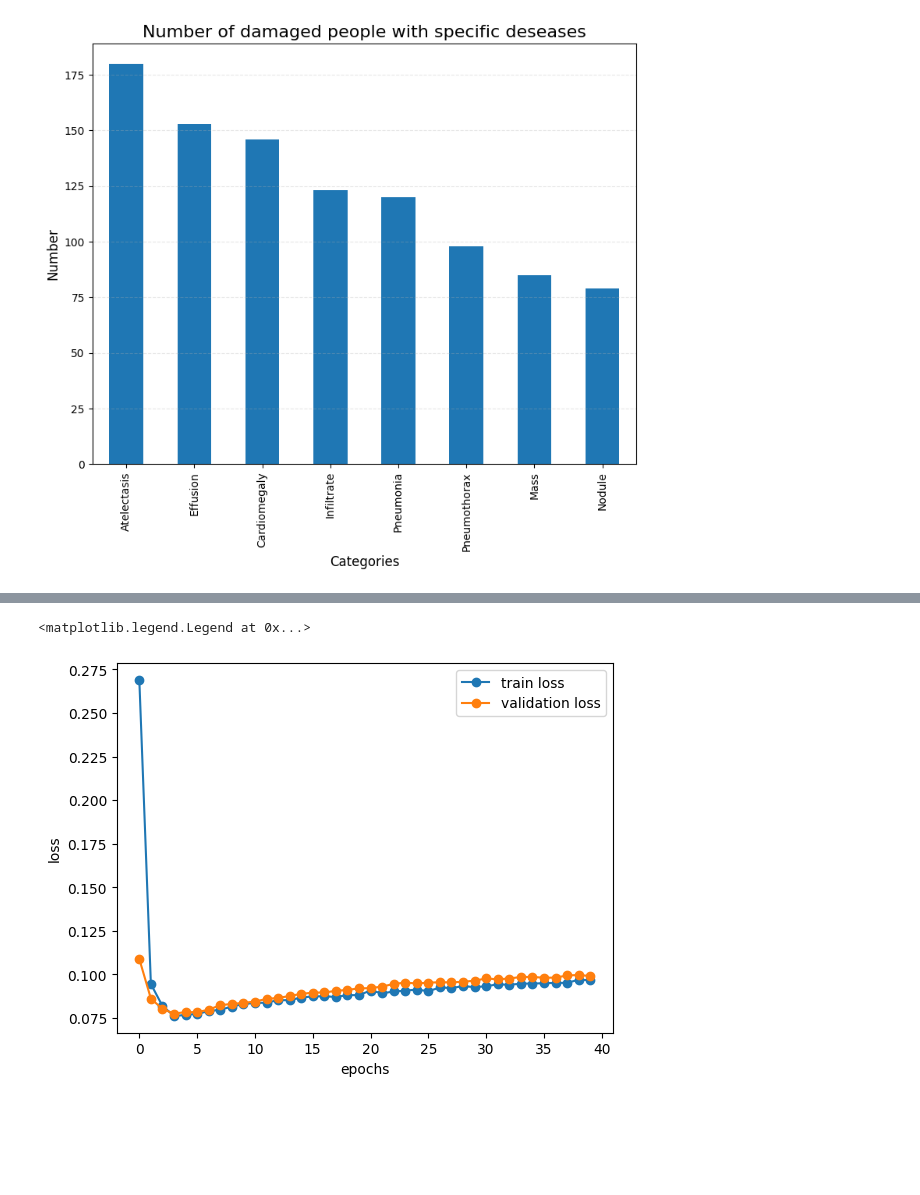
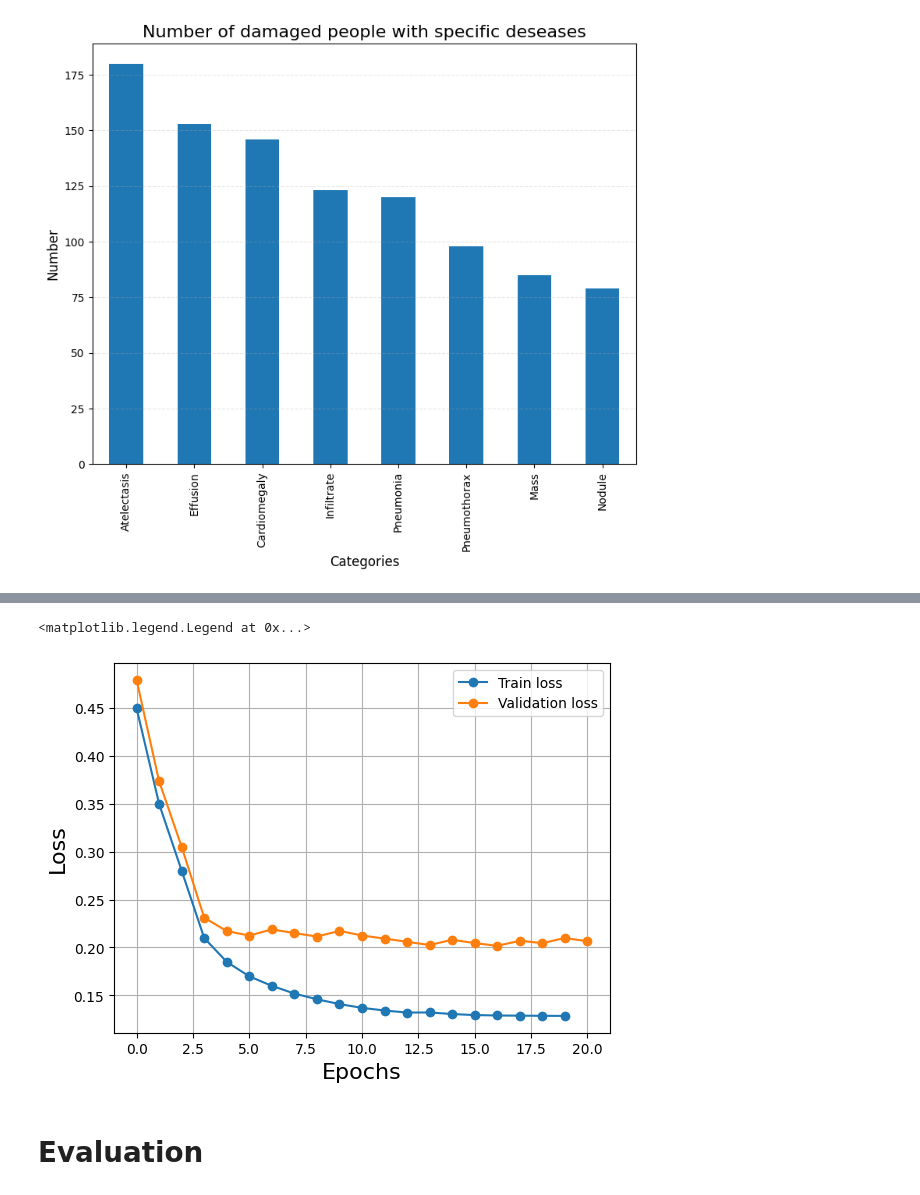
Before and after one commit to andreqwert/chestxray_deseases_detection, a Jupyter notebook: chrestxray_deseases_detection.ipynb, the cells around one changed output, grey strips where cells are left out. Drawn from its saved outputs; the diff is of its cells as text; code cells hidden in the pictures; blank space fills up the shorter version.

```diff
--- a/chrestxray_deseases_detection.ipynb
+++ b/chrestxray_deseases_detection.ipynb
@@ -332,6 +215,6 @@ transform = torchvision.transforms.Compose([
                                      std=[0.229, 0.224, 0.225])
 ])
 # %%
-train_dataset = ChestXRayDataset(df_train, image_dir='/kaggle/working/images', transforms=transform)
-test_dataset = ChestXRayDataset(df_test, image_dir='/kaggle/working/images', transforms=transform)
+train_dataset = ChestXRayDataset(df_train, image_dir='/kaggle/working/true', transforms=transform)
+test_dataset = ChestXRayDataset(df_test, image_dir='/kaggle/working/true', transforms=transform)
 # %% [output]
@@ -355,19 +223,7 @@ Found 171 valid images out of 194
 # %%
 def collate_fn(batch):
     batch = list(filter(lambda x: x[0] is not None, batch))
-
     if len(batch) == 0:
         return [], []
-
     images, targets = zip(*batch)
-
-    filtered_data = []
-    for img, tgt in zip(images, targets):
-        if tgt['image_id'].item() != -1:
-            filtered_data.append((img, tgt))
-
-    if len(filtered_data) == 0:
-        return [], []
-
-    images, targets = zip(*filtered_data)
     return images, targets
@@ -431,5 +230,7 @@ def train_one_epoch(model, optimizer, data_loader, device, epoch):
 # %%
-BATCH_SIZE = 4
+BATCH_SIZE = 8
+
+
 train_loader = torch.utils.data.DataLoader(
     train_dataset,
     batch_size=BATCH_SIZE,
@@ -438,7 +239,7 @@ train_loader = torch.utils.data.DataLoader(
     collate_fn=collate_fn,
 )
 
-valid_loader = torch.utils.data.DataLoader(
+validation_loader = torch.utils.data.DataLoader(
     test_dataset,
     batch_size=BATCH_SIZE,
     shuffle=False,
@@ -447,9 +248,9 @@ valid_loader = torch.utils.data.DataLoader(
 )
 # %%
 params = [p for p in model.parameters() if p.requires_grad]
-optimizer = torch.optim.SGD(params, lr=0.00001, momentum=0.9, weight_decay=0.0001)
+optimizer = torch.optim.SGD(params, lr=1e-6)
 
-num_epochs = 40
+num_epochs = 20
 
 train_loss_list = []
 validation_loss_list = []
@@ -501,16 +320,18 @@ for epoch in range(num_epochs):
 # %%
-torch.save(model, "./model.pth")
+torch.save(model, "./model_fasterrcnn.pth")
 
-# plot losses
 train_loss = [x.cpu().detach().numpy() for x in train_loss_list]
 validation_loss = [x.cpu().detach().numpy() for x in validation_loss_list]
 
-plt.plot(train_loss, "-o", label="train loss")
-plt.plot(validation_loss, "-o", label="validation loss")
-plt.xlabel("epochs")
-plt.ylabel("loss")
+plt.plot(train_losses, "-o", label="Train loss")
+plt.plot(val_losses, "-o", label="Validation loss")
+plt.xlabel("Epochs", fontsize=16)
+plt.ylabel("Loss", fontsize=16)
+plt.grid()
 plt.legend()
 # %% [output]
 <matplotlib.legend.Legend at 0x...>
-[figure, old version]
+[figure, new version]
+# %% [markdown]
+# Evaluation
 # %%
```
Also changed, not shown: parts of 42 cells of this notebook.
